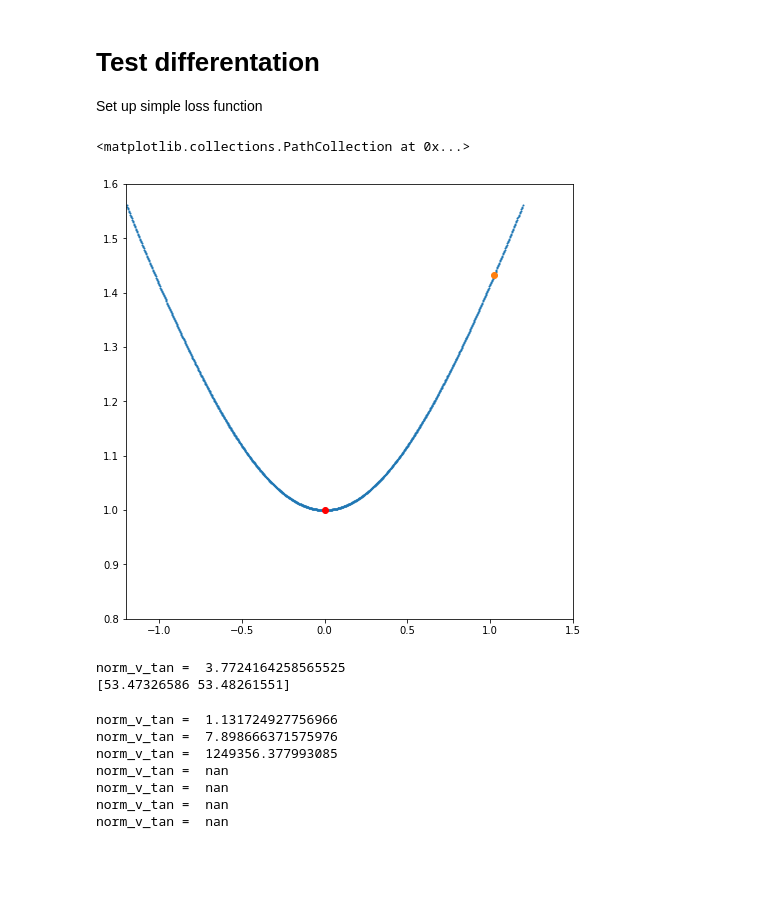
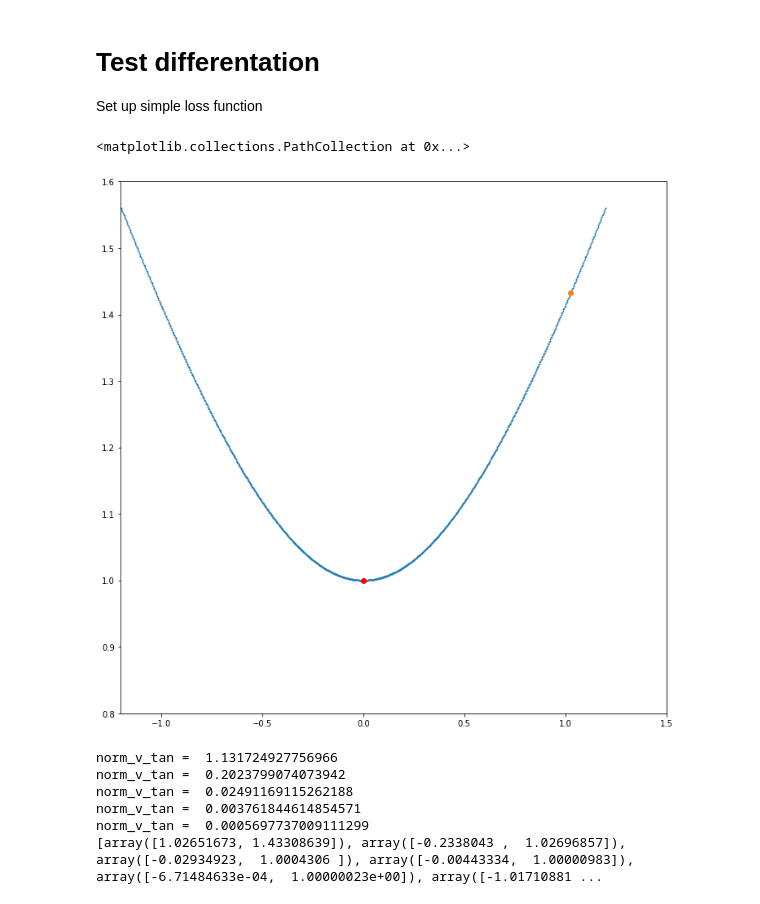
Before and after one commit to DRWardrope/GeometryTests, a Jupyter notebook: Differentiation.ipynb, the cells around one changed output. Cells and saved outputs as stored; diff of their text form; code cells hidden in the pictures; blank space fills up the shorter version.

Commit message:
Working gradient descent for hyperbolic geometry

```diff
--- a/Differentiation.ipynb
+++ b/Differentiation.ipynb
@@ -39,11 +18,11 @@ x = np.array([np.array([x0i, x1i]) for x0i, x1i in zip(x0, x1)])
 target = np.array([0., 1.])
 initial_point = np.array([np.sinh(0.9), np.cosh(0.9)])
 # %%
-fig = plt.figure(figsize=(8,8))
+fig = plt.figure(figsize=(12,12))
 ax = plt.gca(xlim=[-1.2, 1.5], ylim=[0.8, 1.6])
 ax.scatter(x0, x1, s=1)
 ax.scatter(target[0], target[1], color='r')
 ax.scatter(initial_point[0], initial_point[1])
 # %% [output]
 <matplotlib.collections.PathCollection at 0x...>
-[figure, old version]
+[figure, new version]
@@ -52,7 +28,0 @@ first_step = -1.*error_differential_eucl(initial_point, target, geometry="hyperb
-# %%
-projection = project_to_tangent(initial_point, first_step, geometry="hyperbolic")
-second_point = exponential_map(projection, initial_point, geometry="hyperbolic")
-print(second_point)
-# %% [output]
-norm_v_tan =  3.7724164258565525
-[53.47326586 53.48261551]
@@ -76,7 +67,7 @@ def gradient_descent(pt_i, target, differential_fn, geometry="hyperbolic", learn
     return exponential_map(projection, pt_i, geometry)
 # %%
 updated_pts = [initial_point]
-for i in range(1,8):
+for i in range(1,6):
     updated_pts.append(
         gradient_descent(updated_pts[i-1],
                          target,
@@ -86,14 +77,14 @@ for i in range(1,8):
                         )
 
     )
+print(updated_pts)
 # %% [output]
 norm_v_tan =  1.131724927756966
-norm_v_tan =  7.898666371575976
-norm_v_tan =  1249356.377993085
-norm_v_tan =  nan
-norm_v_tan =  nan
-norm_v_tan =  nan
-norm_v_tan =  nan
+norm_v_tan =  0.2023799074073942
+norm_v_tan =  0.02491169115262188
+norm_v_tan =  0.003761844614854571
+norm_v_tan =  0.0005697737009111299
+[array([1.02651673, 1.43308639]), array([-0.2338043 ,  1.02696857]), array([-0.02934923,  1.0004306 ]), array([-0.00443334,  1.00000983]), array([-6.71484633e-04,  1.00000023e+00]), array([-1.01710881 ...
 # %%
 fig = plt.figure(figsize=(12,12))
 ax = plt.gca(xlim=[-1.2, 1.2], ylim=[0.9, 1.6])
```
Also changed, not shown: parts of 5 cells of this notebook.
